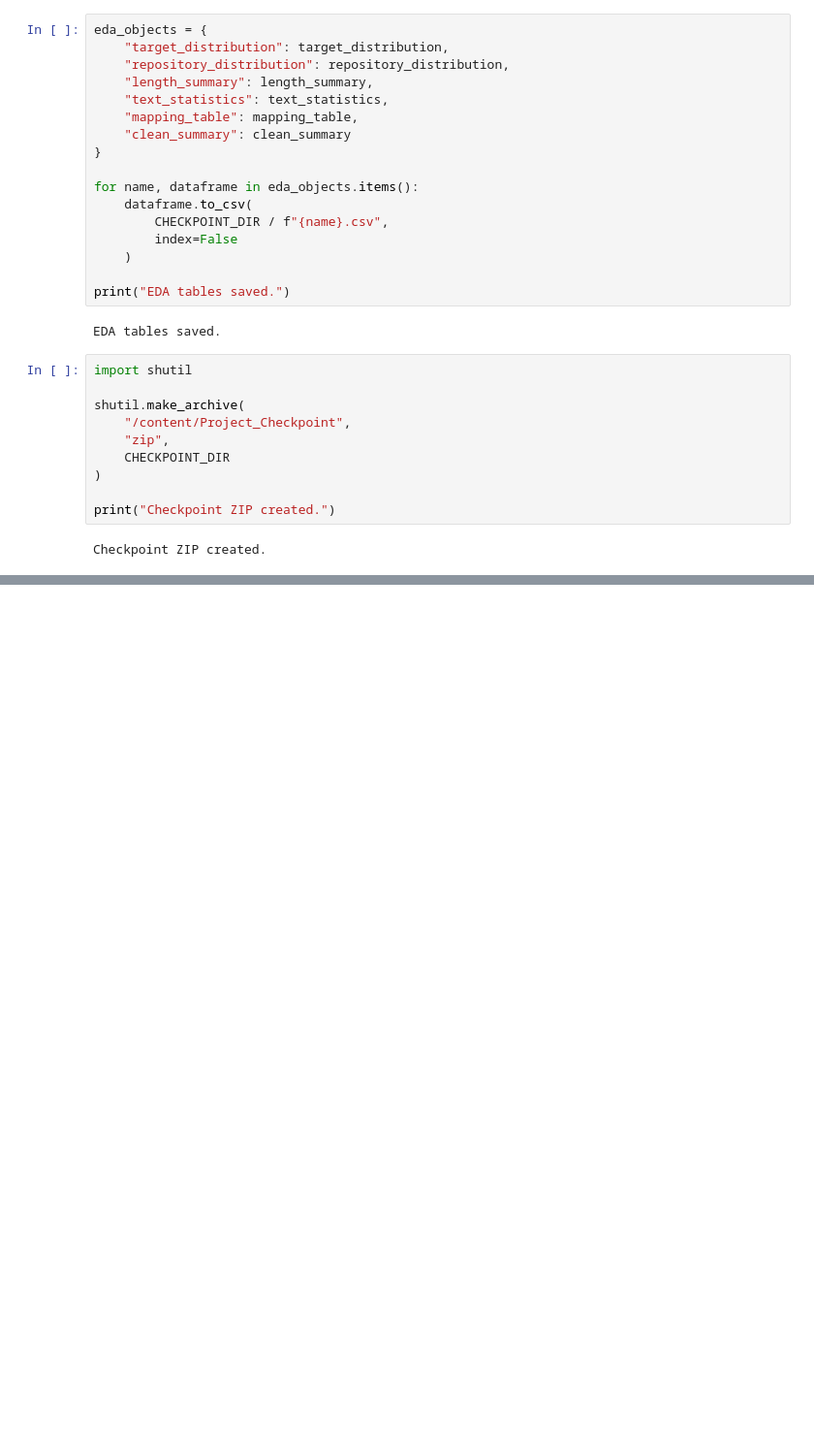
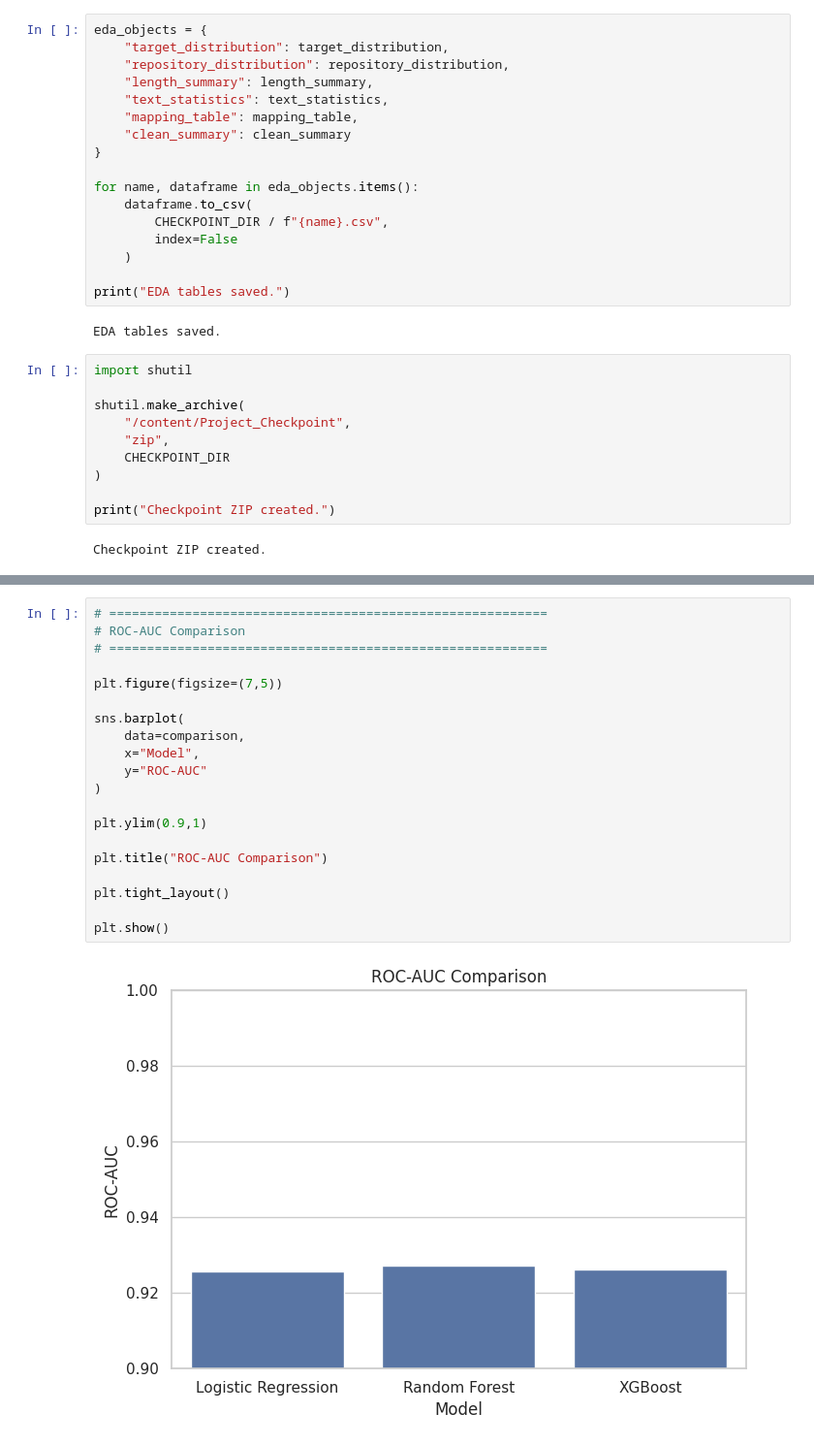
Before and after one commit to SamikshKodgire/AAI-590_CapstoneProject_BugTriaging, a Jupyter notebook: AAI590_CApstoneProject.ipynb, the cells around one changed output, grey strips where cells are left out. Shown at 97% size. Cells and saved outputs as stored; diff of their text form; blank space fills up the shorter version.

```diff
--- a/AAI590_CApstoneProject.ipynb
+++ b/AAI590_CApstoneProject.ipynb
@@ -2356,0 +4475,22 @@ files.download("/content/Project_Checkpoint.zip")
+# %%
+# ==========================================================
+# ROC-AUC Comparison
+# ==========================================================
+
+plt.figure(figsize=(7,5))
+
+sns.barplot(
+    data=comparison,
+    x="Model",
+    y="ROC-AUC"
+)
+
+plt.ylim(0.9,1)
+
+plt.title("ROC-AUC Comparison")
+
+plt.tight_layout()
+
+plt.show()
+# %% [output]
+[figure, added]
```
Also changed, not shown: parts of 74 cells of this notebook.
